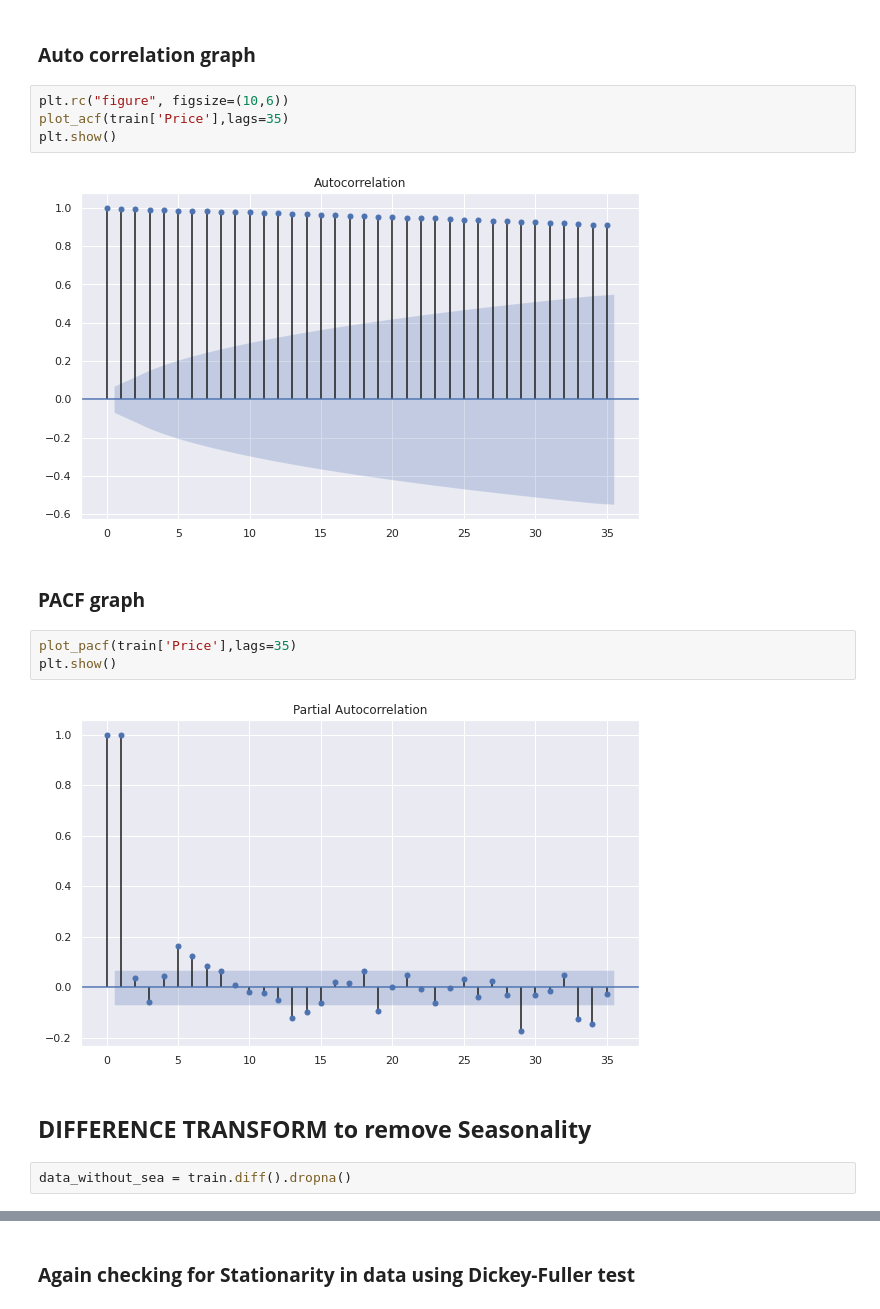
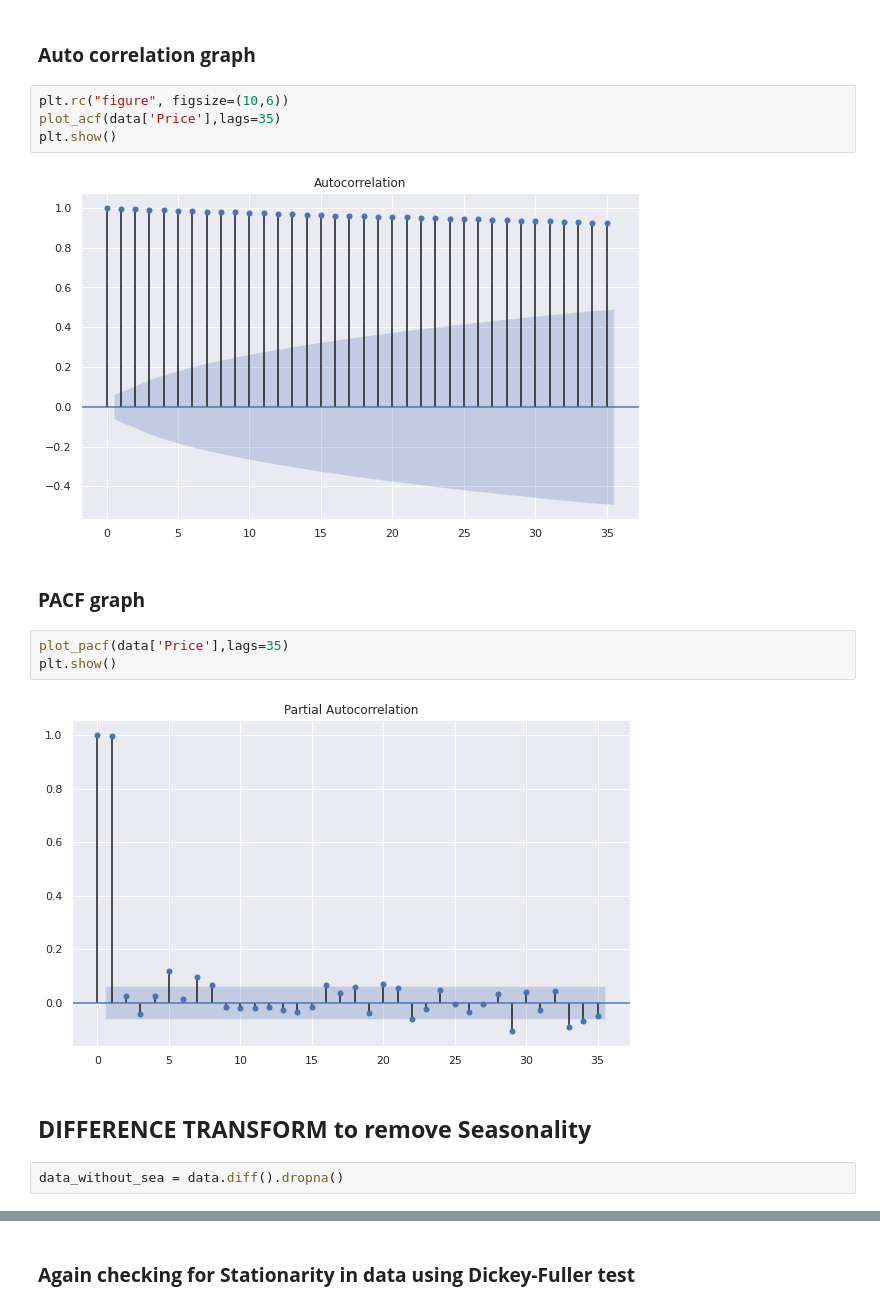
Before and after one commit to RiteshopShrivastava/Gold-Price-forecasting, a Jupyter notebook: Gold_price_prediction.ipynb, the cells around one changed output, grey strips where cells are left out. Saved outputs shown, nothing was run; the diff lists cells and outputs as text.

```diff
--- a/Gold_price_prediction.ipynb
+++ b/Gold_price_prediction.ipynb
@@ -188,21 +155,21 @@ Inference: Time Series is non stationary
 ### **Auto correlation graph**
 # %%
 plt.rc("figure", figsize=(10,6))
-plot_acf(train['Price'],lags=35)
+plot_acf(data['Price'],lags=35)
 plt.show()
 # %% [output]
-[figure, old version]
+[figure, new version]
 # %% [markdown]
 ### **PACF graph**
 # %%
-plot_pacf(train['Price'],lags=35)
+plot_pacf(data['Price'],lags=35)
 plt.show()
 # %% [output]
-[figure, old version]
+[figure, new version]
 # %% [markdown]
 ## **DIFFERENCE TRANSFORM to remove Seasonality**
 # %%
-data_without_sea = train.diff().dropna()
+data_without_sea = data.diff().dropna()
 # %%
 data_without_sea.info()
 # %% [output]
```
Also changed, not shown: parts of 28 cells of this notebook.
